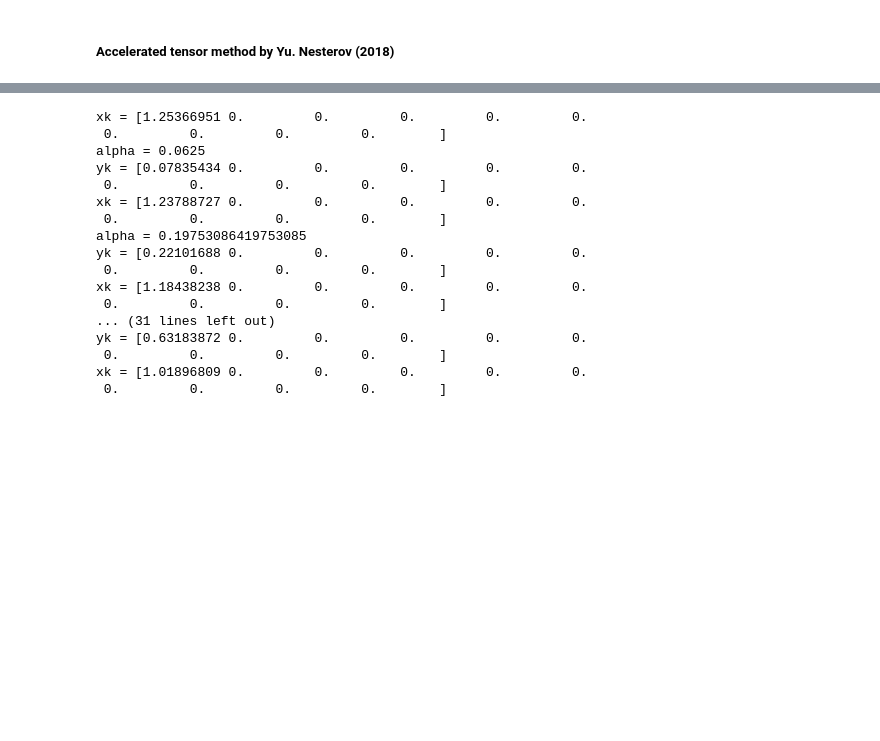
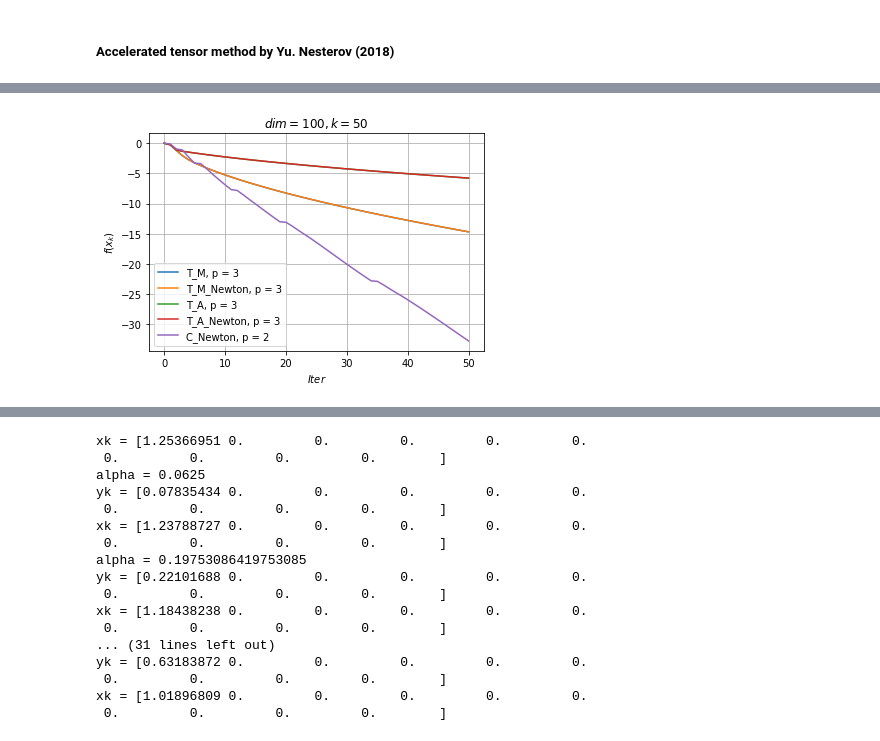
Before and after one commit to Intelligent-Systems-Phystech/2018-Project-21, a Jupyter notebook: code/Tensor3Methods-1.ipynb, the cells around one changed output, grey strips where cells are left out. Saved outputs shown, nothing was run; the diff lists cells and outputs as text; code cells hidden in the pictures; blank space fills up the shorter version.

```diff
--- a/code/Tensor3Methods-1.ipynb
+++ b/code/Tensor3Methods-1.ipynb
@@ -111,7 +133,12 @@ def Newton_step_tensor3(AuxMaxIter, *args):
     c_new = c*(gamma**0.5)
     lambda_ans = eps
     k = 0
-    while (k < AuxMaxIter):
+    H_lambda_next = H + lambda_ans*np.identity(H.shape[0])
+    E,V = linalg.eigh(H_lambda_next)
+    continue_val = True
+    if (np.all(E > 0) == False):
+        continue_val = False
+    while (k < AuxMaxIter and continue_val == True):
         H_lambda = H + lambda_ans*np.identity(H.shape[0])
         L = linalg.cholesky(H_lambda)
         s = linalg.solve(H_lambda, -c_new)
@@ -119,7 +146,12 @@ def Newton_step_tensor3(AuxMaxIter, *args):
         lambda_next = lambda_ans*(1 -
             2*(lambda_ans**0.5 - linalg.norm(s))*(linalg.norm(s)**2)/(linalg.norm(s)**3 + 2*(linalg.norm(w)**2)*(lambda_ans**(1.5))))
         if (lambda_next > 0):
-            lambda_ans = lambda_next
+            H_lambda_next = H + lambda_next*np.identity(H.shape[0])
+            E,V = linalg.eigh(H_lambda_next)
+            if (np.all(E > 0) == True):
+                lambda_ans = lambda_next
+            else:
+                break
         else:
             break
         k += 1
@@ -479,0 +607,22 @@ fig.savefig('Tensor3_gradf_iter.pdf')
+# %%
+fig = plt.figure()
+plt.xlabel(r'$Iter$')
+plt.ylabel(r'$f(x_k)$')
+plt.title(r'$dim = {0}, k = {1}$'.format(N, m))
+IterPlot = NumIter
+plt.plot([i for i in range(IterPlot + 1)], [farr1[i] for i in range(IterPlot + 1)], label = 'T_M, p = 3')
+#plt.plot([i for i in range(NumIter + 1)], farr2, label = 'T_M_Scipy, p = 3')
+plt.plot([i for i in range(IterPlot + 1)], [farr3[i] for i in range(IterPlot + 1)], label = 'T_M_Newton, p = 3')
+plt.plot([i for i in range(IterPlot + 1)], [farr4[i] for i in range(IterPlot + 1)], label = 'T_A, p = 3')
+#plt.plot([i for i in range(NumIter + 1)], farr5, label = 'T_A_Scipy, p = 3')
+plt.plot([i for i in range(IterPlot + 1)], [farr6[i] for i in range(IterPlot + 1)], label = 'T_A_Newton, p = 3')
+#plt.plot([i for i in range(NumIter + 1)], farr_fgm, label = 'FGM')
+plt.plot([i for i in range(IterPlot + 1)], [farr_newton_cubic_iter[i] for i in range(IterPlot + 1)],
+                                                                                        label = 'C_Newton, p = 2')
+
+plt.legend()
+plt.grid(True)
+#fig.savefig('Tensor3_f_iter.pdf')
+plt.show()
+# %% [output]
+[figure, added]
```
Also changed, not shown: parts of 12 cells of this notebook.
